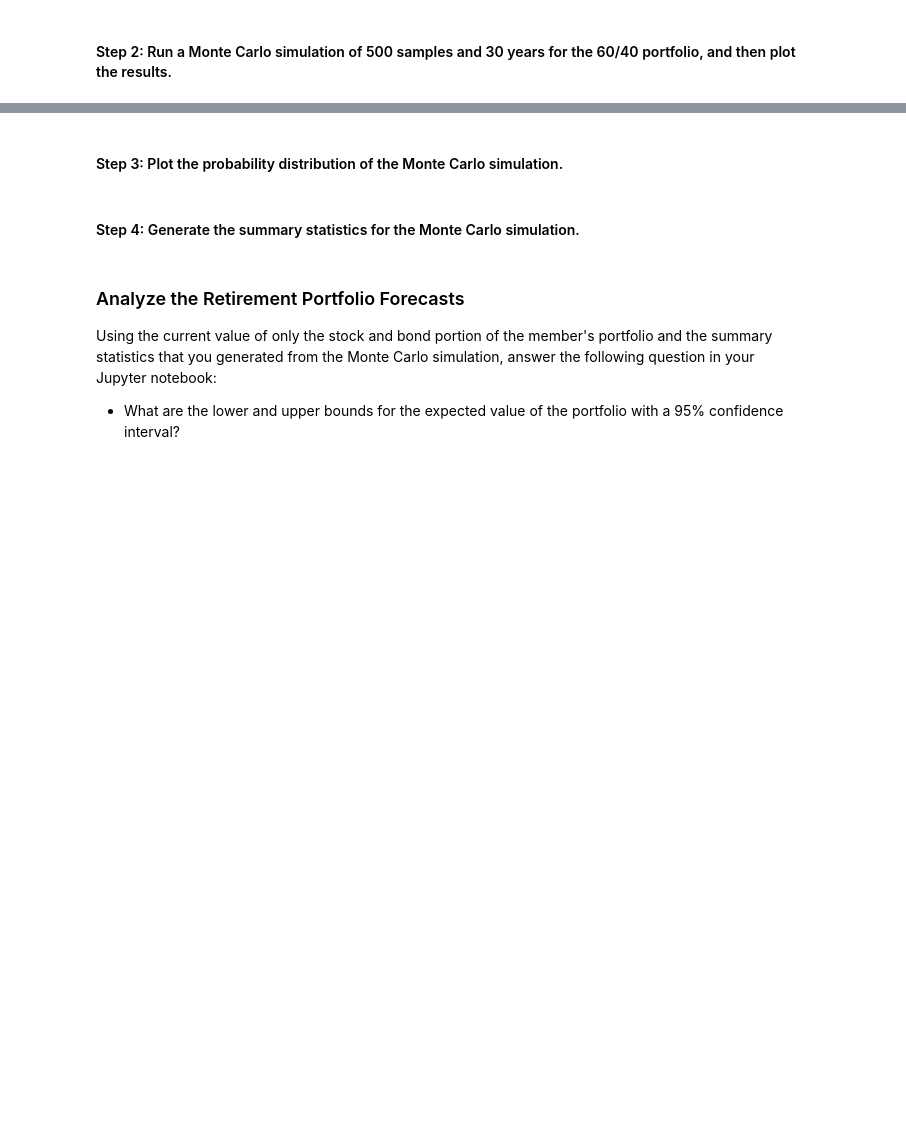
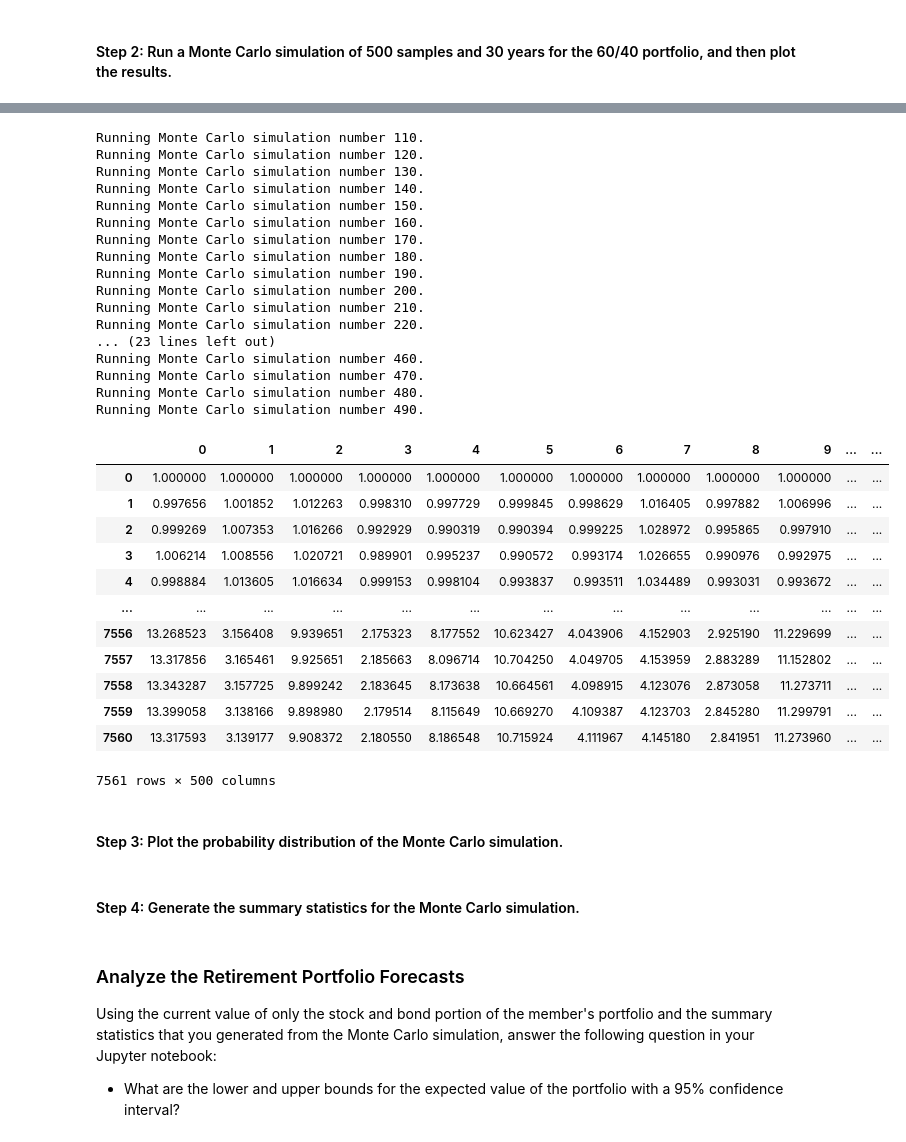
Before and after one commit to JL7788/Financial-Planner, a Jupyter notebook: financial_planning_tools.ipynb, the cells around one changed output, grey strips where cells are left out. Saved outputs shown, nothing was run; the diff lists cells and outputs as text; code cells hidden in the pictures; blank space fills up the shorter version.

```diff
--- a/financial_planning_tools.ipynb
+++ b/financial_planning_tools.ipynb
@@ -450,25 +447,36 @@ In this section, you’ll use the MCForecastTools library to create a Monte Carl
 # %%
 # Set start and end dates of 3 years back from your current date
 # Alternatively, you can use an end date of 2020-08-07 and work 3 years back from that date
-# YOUR CODE HERE
-# YOUR CODE HERE
+
+start_date = pd.Timestamp('2017-08-06', tz='America/New_York').isoformat()
+
+end_date = pd.Timestamp('2020-08-06', tz='America/New_York').isoformat()
+
 
 # Set number of rows to 1000 to retrieve the maximum amount of rows
-# YOUR CODE HERE
+
+set_rows = 1000
 # %%
 # Use the Alpaca get_bars function to make the API call to get the 3 years worth of pricing data
 # The tickers and timeframe parameters should have been set in Part 1 of this activity
 # The start and end dates should be updated with the information set above
 # Remember to add the df property to the end of the call so the response is returned as a DataFrame
-# YOUR CODE HERE
+
+pricing_data_df = alpaca.get_bars(tickers, timeframe, start = start_date, end = end_date).df
 
 # Reorganize the DataFrame
 # Separate ticker data
-# YOUR CODE HERE
+SPY = pricing_data_df[pricing_data_df['symbol']=='SPY'].drop('symbol', axis=1)
+
+AGG = pricing_data_df[pricing_data_df['symbol']=='AGG'].drop('symbol', axis=1)
 
 # Concatenate the ticker DataFrames
-# YOUR CODE HERE
 
+pricing_data_df = pd.concat([SPY,AGG],axis=1, keys=['SPY','AGG'])
+
+# Review the first 5 rows of the Alpaca DataFrame
+
+pricing_data_df.head()
 # Display both the first and last five rows of the DataFrame
-# YOUR CODE HERE
-# YOUR CODE HERE
+
+display(pricing_data_df.head(), pricing_data_df.tail())
@@ -478,7 +503,17 @@ In this section, you’ll use the MCForecastTools library to create a Monte Carl
 # Configure the Monte Carlo simulation to forecast 30 years cumulative returns
 # The weights should be split 40% to AGG and 60% to SPY.
 # Run 500 samples.
-# YOUR CODE HERE
+
+MC_30_year = MCSimulation(
+    portfolio_data = pricing_data_df,
+    weights = [.40,.60],
+    num_simulation = 500,
+    num_trading_days = 7560
+)
+
 
 # Review the simulation input data
-# YOUR CODE HERE
+
+display(MC_30_year.portfolio_data.tail())
+
+display(MC_30_year.portfolio_data.head())
@@ -485,3 +537,6 @@ In this section, you’ll use the MCForecastTools library to create a Monte Carl
 # %%
 # Run the Monte Carlo simulation to forecast 30 years cumulative returns
 # YOUR CODE HERE
+
+MC_30_year.calc_cumulative_return()
+# %% [output]
@@ -488,3 +554,33 @@ In this section, you’ll use the MCForecastTools library to create a Monte Carl
+Running Monte Carlo simulation number 110.
+Running Monte Carlo simulation number 120.
+Running Monte Carlo simulation number 130.
+Running Monte Carlo simulation number 140.
+Running Monte Carlo simulation number 150.
+Running Monte Carlo simulation number 160.
+Running Monte Carlo simulation number 170.
+Running Monte Carlo simulation number 180.
+Running Monte Carlo simulation number 190.
+Running Monte Carlo simulation number 200.
+Running Monte Carlo simulation number 210.
+Running Monte Carlo simulation number 220.
+... (23 lines left out)
+Running Monte Carlo simulation number 460.
+Running Monte Carlo simulation number 470.
+Running Monte Carlo simulation number 480.
+Running Monte Carlo simulation number 490.
+|  | 0 | 1 | 2 | 3 | 4 | 5 | 6 | 7 | 8 | 9 | ... | ... |
+| 0 | 1.000000 | 1.000000 | 1.000000 | 1.000000 | 1.000000 | 1.000000 | 1.000000 | 1.000000 | 1.000000 | 1.000000 | ... | ... |
+| 1 | 0.997656 | 1.001852 | 1.012263 | 0.998310 | 0.997729 | 0.999845 | 0.998629 | 1.016405 | 0.997882 | 1.006996 | ... | ... |
+| 2 | 0.999269 | 1.007353 | 1.016266 | 0.992929 | 0.990319 | 0.990394 | 0.999225 | 1.028972 | 0.995865 | 0.997910 | ... | ... |
+| 3 | 1.006214 | 1.008556 | 1.020721 | 0.989901 | 0.995237 | 0.990572 | 0.993174 | 1.026655 | 0.990976 | 0.992975 | ... | ... |
+| 4 | 0.998884 | 1.013605 | 1.016634 | 0.999153 | 0.998104 | 0.993837 | 0.993511 | 1.034489 | 0.993031 | 0.993672 | ... | ... |
+| ... | ... | ... | ... | ... | ... | ... | ... | ... | ... | ... | ... | ... |
+| 7556 | 13.268523 | 3.156408 | 9.939651 | 2.175323 | 8.177552 | 10.623427 | 4.043906 | 4.152903 | 2.925190 | 11.229699 | ... | ... |
+| 7557 | 13.317856 | 3.165461 | 9.925651 | 2.185663 | 8.096714 | 10.704250 | 4.049705 | 4.153959 | 2.883289 | 11.152802 | ... | ... |
+| 7558 | 13.343287 | 3.157725 | 9.899242 | 2.183645 | 8.173638 | 10.664561 | 4.098915 | 4.123076 | 2.873058 | 11.273711 | ... | ... |
+| 7559 | 13.399058 | 3.138166 | 9.898980 | 2.179514 | 8.115649 | 10.669270 | 4.109387 | 4.123703 | 2.845280 | 11.299791 | ... | ... |
+| 7560 | 13.317593 | 3.139177 | 9.908372 | 2.180550 | 8.186548 | 10.715924 | 4.111967 | 4.145180 | 2.841951 | 11.273960 | ... | ... |
+7561 rows × 500 columns
 # %%
 # Visualize the 30-year Monte Carlo simulation by creating an
 # overlay line plot
```
Also changed, not shown: parts of 23 cells of this notebook, 1 other file.
